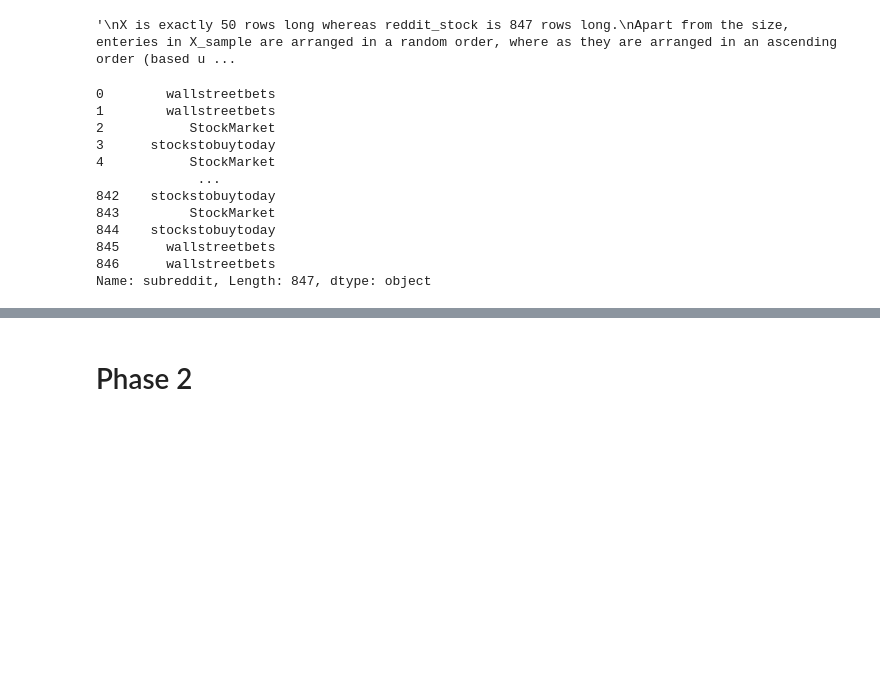
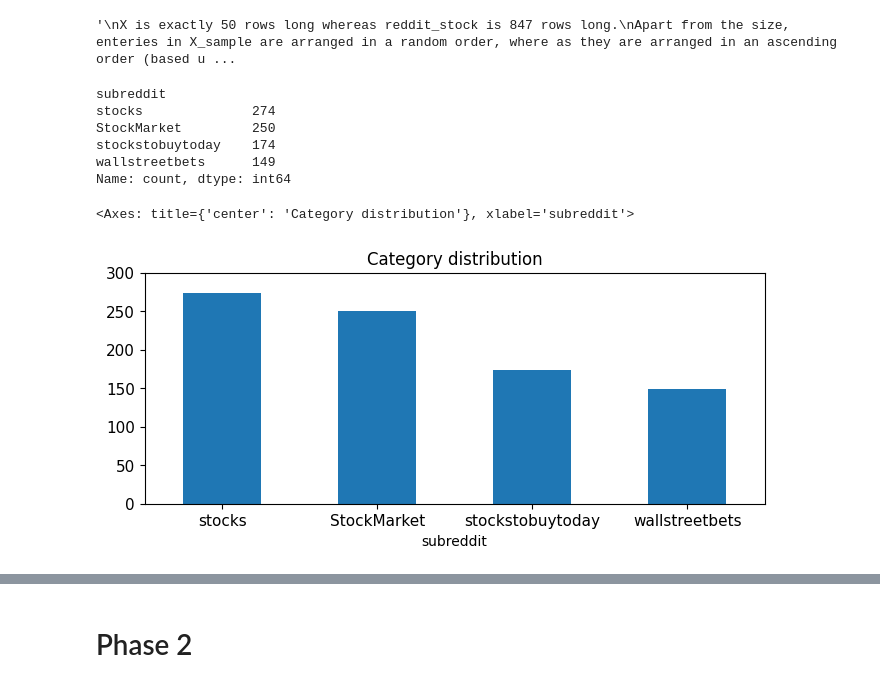
Before and after one commit to vishxrad/DM2025-Lab1-Exercise, a Jupyter notebook: DM2025-Lab1-Homework.ipynb, the cells around one changed output, grey strips where cells are left out. Cells and saved outputs as stored; diff of their text form; code cells hidden in the pictures; blank space fills up the shorter version.

```diff
--- a/DM2025-Lab1-Homework.ipynb
+++ b/DM2025-Lab1-Homework.ipynb
@@ -265,19 +270,20 @@ Apart from the size, enteries in X_sample are arranged in a random order, where
 # %%
 import matplotlib.pyplot as plt
 %matplotlib inline
-# %%
-subreddits = reddit_stock["subreddit"]
-subreddits
-# %% [output]
-0        wallstreetbets
-1        wallstreetbets
-2           StockMarket
-3      stockstobuytoday
-4           StockMarket
-             ...
-842    stockstobuytoday
-843         StockMarket
-844    stockstobuytoday
-845      wallstreetbets
-846      wallstreetbets
-Name: subreddit, Length: 847, dtype: object
+# %%
+print(reddit_stock.subreddit.value_counts())
+
+# plot barchart for X
+reddit_stock.subreddit.value_counts().plot(kind = 'bar',
+                                    title = 'Category distribution',
+                                    ylim = [0, 300],
+                                    rot = 0, fontsize = 11, figsize = (8,3))
+# %% [output]
+subreddit
+stocks              274
+StockMarket         250
+stockstobuytoday    174
+wallstreetbets      149
+Name: count, dtype: int64
+<Axes: title={'center': 'Category distribution'}, xlabel='subreddit'>
+[figure, added]
```
Also changed, not shown: parts of 21 cells of this notebook, 1 other file.
